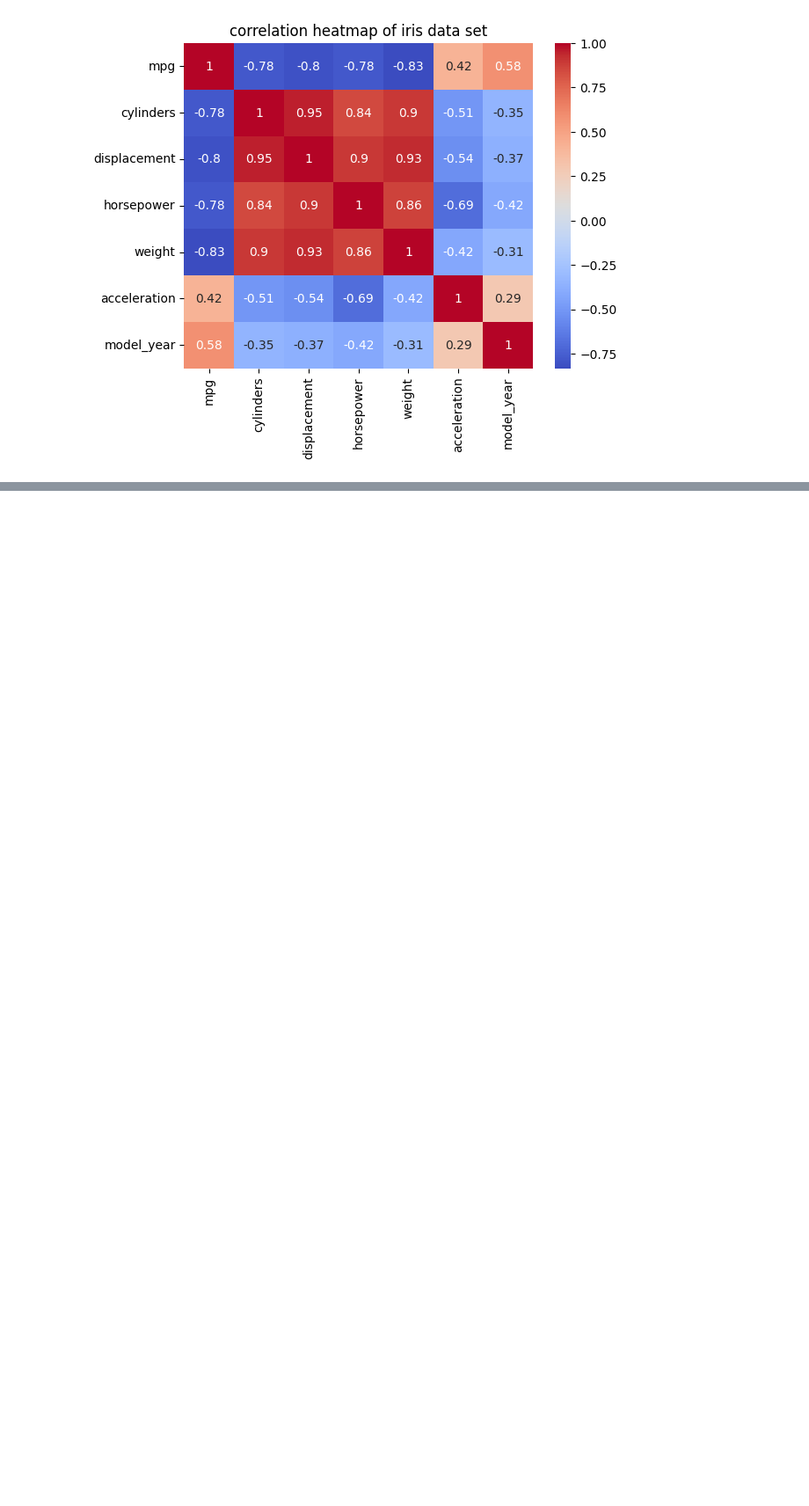
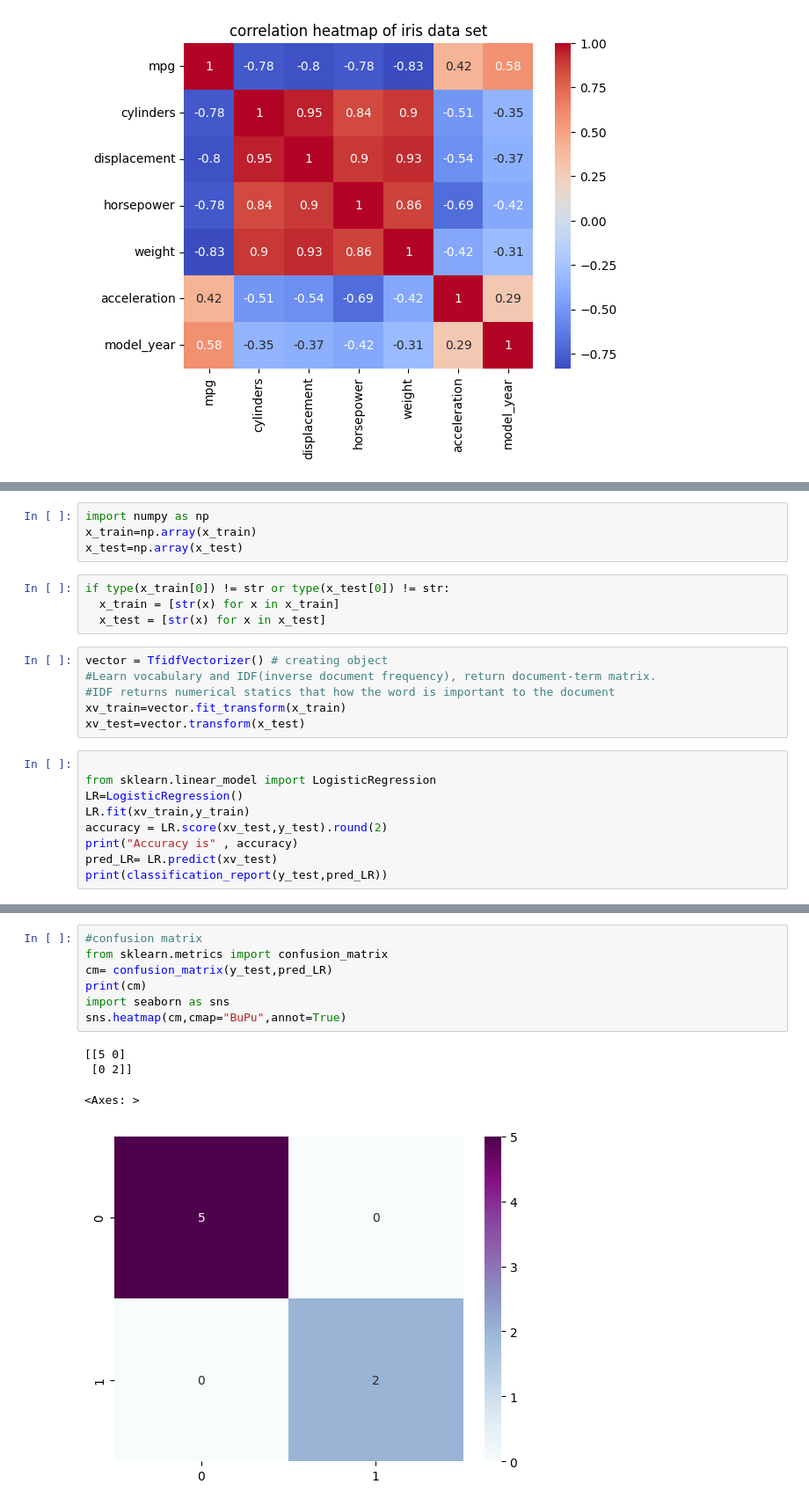
Before and after one commit to Gafoor448/base, a Jupyter notebook: 22A81A0557.ipynb, the cells around one changed output, grey strips where cells are left out. Shown: that part at 88% size. Drawn from its saved outputs; the diff is of its cells as text; blank space fills up the shorter version.

```diff
--- a/22A81A0557.ipynb
+++ b/22A81A0557.ipynb
@@ -667,0 +851,23 @@ plt.show()
+# %%
+import numpy as np
+x_train=np.array(x_train)
+x_test=np.array(x_test)
+# %%
+if type(x_train[0]) != str or type(x_test[0]) != str:
+  x_train = [str(x) for x in x_train]
+  x_test = [str(x) for x in x_test]
+# %%
+vector = TfidfVectorizer() # creating object
+#Learn vocabulary and IDF(inverse document frequency), return document-term matrix.
+#IDF returns numerical statics that how the word is important to the document
+xv_train=vector.fit_transform(x_train)
+xv_test=vector.transform(x_test)
+# %%
+
+from sklearn.linear_model import LogisticRegression
+LR=LogisticRegression()
+LR.fit(xv_train,y_train)
+accuracy = LR.score(xv_test,y_test).round(2)
+print("Accuracy is" , accuracy)
+pred_LR= LR.predict(xv_test)
+print(classification_report(y_test,pred_LR))
@@ -667,0 +884,12 @@ plt.show()
+# %%
+#confusion matrix
+from sklearn.metrics import confusion_matrix
+cm= confusion_matrix(y_test,pred_LR)
+print(cm)
+import seaborn as sns
+sns.heatmap(cm,cmap="BuPu",annot=True)
+# %% [output]
+[[5 0]
+ [0 2]]
+<Axes: >
+[figure, added]
```
Also changed, not shown: parts of 21 cells of this notebook.
